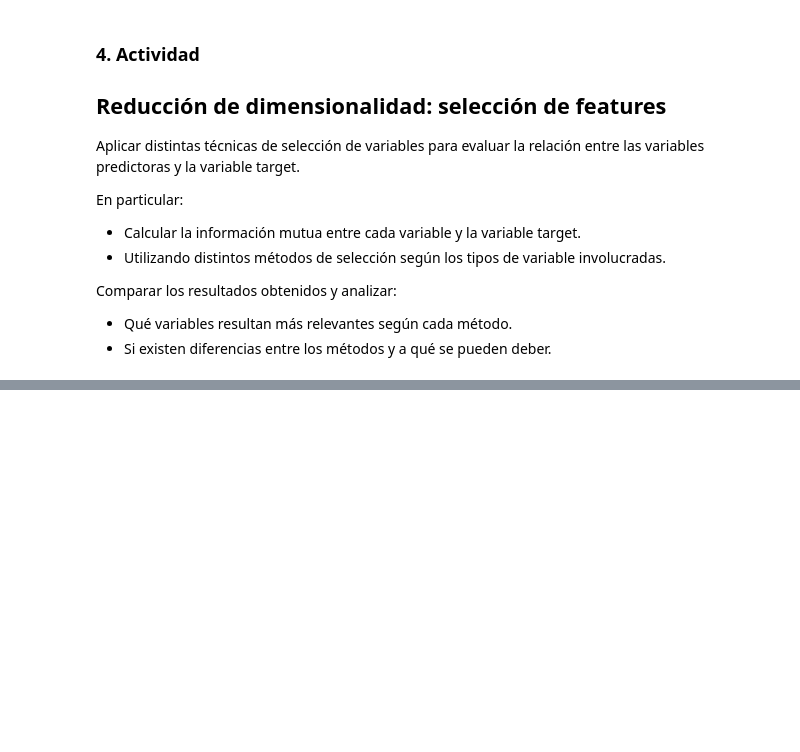
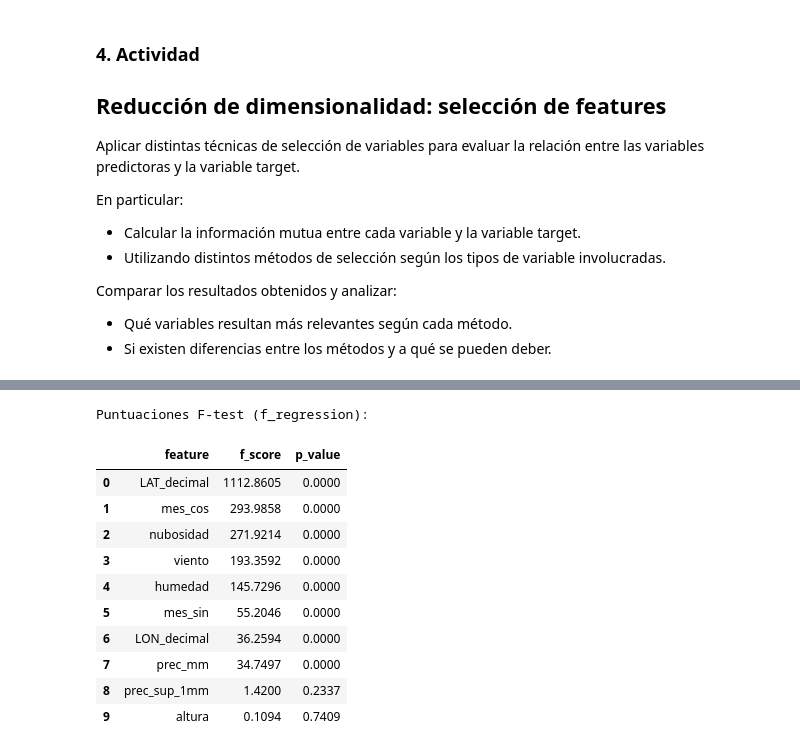
Before and after one commit to AndresMontesDeOca/Analisis-de-Datos, a Jupyter notebook: taller2_regresion_salas_1_a_4.ipynb, the cells around one changed output, grey strips where cells are left out. Drawn from its saved outputs; the diff is of its cells as text; code cells hidden in the pictures; blank space fills up the shorter version.

```diff
--- a/taller2_regresion_salas_1_a_4.ipynb
+++ b/taller2_regresion_salas_1_a_4.ipynb
@@ -583,0 +614,4 @@ Name: temp, dtype: float64
+# %%
+# remuevo temp_max y temp_min, seria data leakage
+X_train_imputado = X_train_imputado.drop(columns=['temp_max', 'temp_min'])
+X_test_imputado = X_test_imputado.drop(columns=['temp_max', 'temp_min'])
@@ -583,0 +649,25 @@ Name: temp, dtype: float64
+# %%
+# Calculate F-test scores for regression
+f_scores, p_values = f_regression(X_train_imputado, y_train)
+
+# Create a DataFrame with the F-test scores
+f_df = pd.DataFrame({'feature': X_train_imputado.columns, 'f_score': f_scores, 'p_value': p_values})
+
+# Sort by F-score in descending order
+f_df = f_df.sort_values(by='f_score', ascending=False).reset_index(drop=True)
+
+print("Puntuaciones F-test (f_regression):")
+display(f_df)
+# %% [output]
+Puntuaciones F-test (f_regression):
+|  | feature | f_score | p_value |
+| 0 | LAT_decimal | 1112.8605 | 0.0000 |
+| 1 | mes_cos | 293.9858 | 0.0000 |
+| 2 | nubosidad | 271.9214 | 0.0000 |
+| 3 | viento | 193.3592 | 0.0000 |
+| 4 | humedad | 145.7296 | 0.0000 |
+| 5 | mes_sin | 55.2046 | 0.0000 |
+| 6 | LON_decimal | 36.2594 | 0.0000 |
+| 7 | prec_mm | 34.7497 | 0.0000 |
+| 8 | prec_sup_1mm | 1.4200 | 0.2337 |
+| 9 | altura | 0.1094 | 0.7409 |
```
Also changed, not shown: parts of 11 cells of this notebook.
